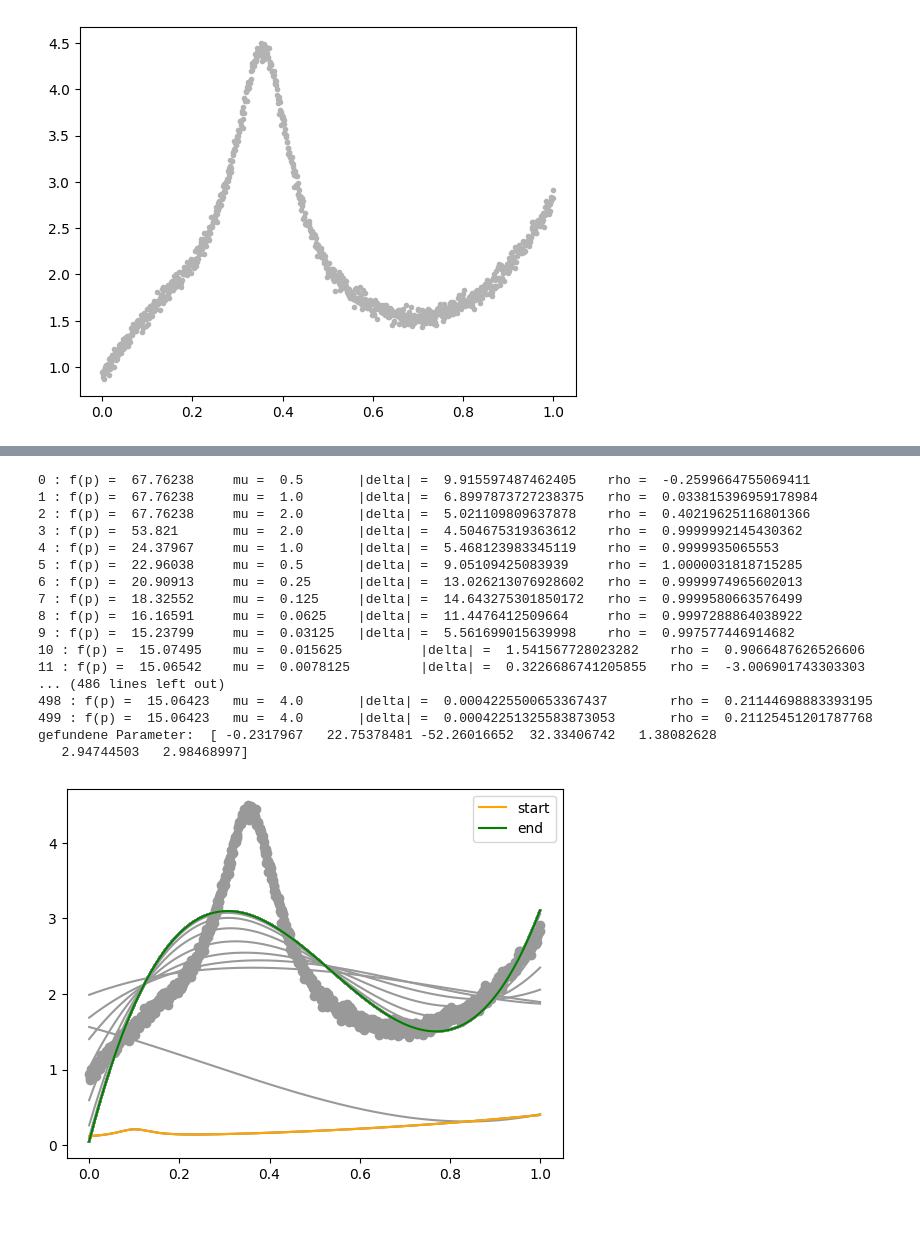
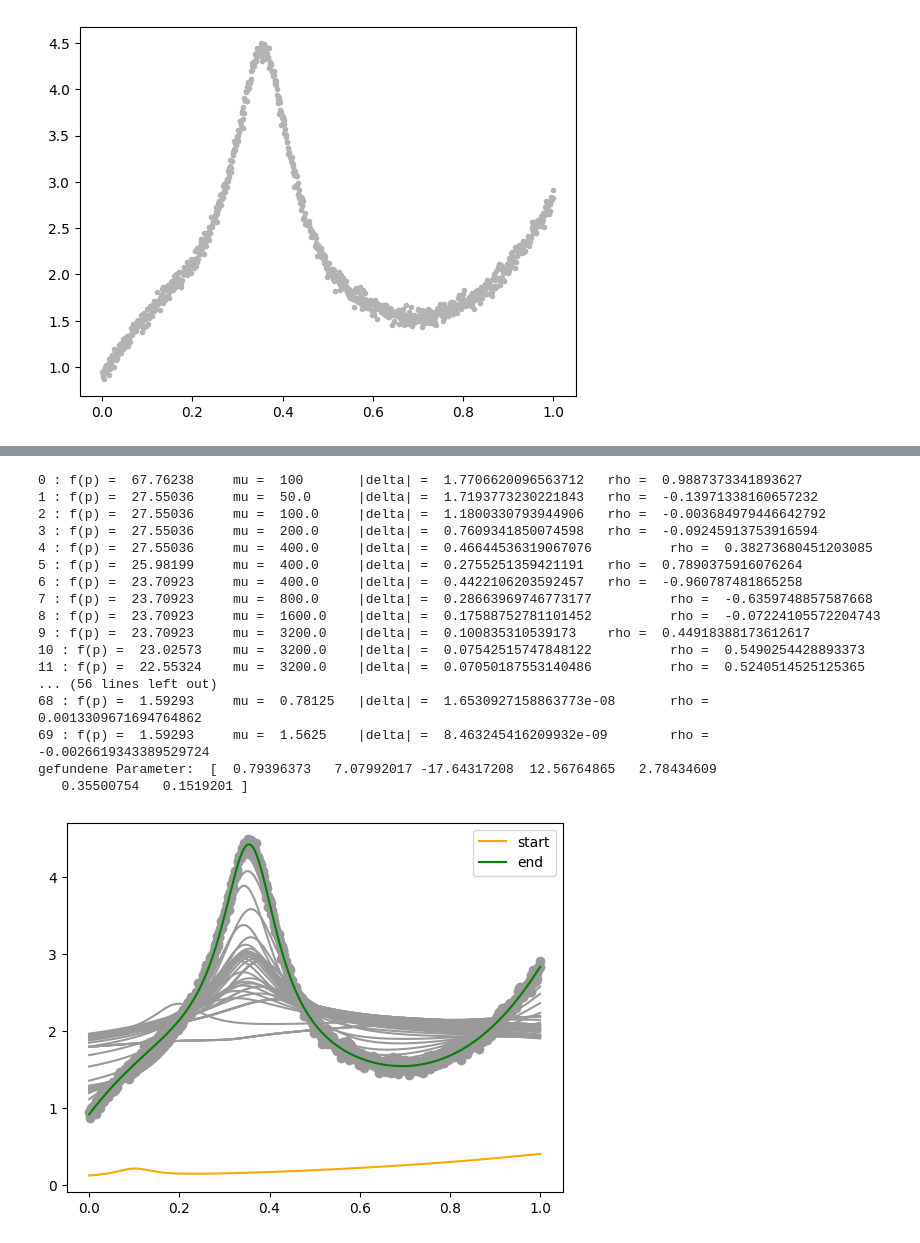
Before and after one commit to BieriCyril/ZHAW_STt_NUM1, a Jupyter notebook: NUM1_Praktikum_W8.ipynb, the cells around one changed output, grey strips where cells are left out. Cells and saved outputs as stored; diff of their text form; code cells hidden in the pictures.

Commit message:
solved w8 mit angepasster jaccobi matrix

```diff
--- a/NUM1_Praktikum_W8.ipynb
+++ b/NUM1_Praktikum_W8.ipynb
@@ -227,22 +227,16 @@ J = lambda p0, p1, p2, p3, p4, p5, p6: np.array([
     w**2,                 # p2
     w**3,                 # p3
     l(p5, p6, w),         # p4
-    p4 * (8 * (w - p5)**3 / p6**4) * l(p5, p6, w)**2, # Ableitung nach p5
-    p4 * (8 * (w - p5)**4 / p6**5) * l(p5, p6, w)**2  # Ableitung nach p6
+    p4 * 8 * (w - p5) / p6**2 * l(p5,p6,w)**2, # p5 von nik, muss 8 sein sonst gehts nicht keine ahnung warum
+    p4 * 8 * (w - p5)**2 / p6**3 * l(p5,p6,w)**2 # p6 von nik, muss 8 sein sonst gehts nicht keine ahnung warum
 ]).T
-
-
-## übergebe P der Jaccobi:
-#Je = lambda p0, p1, p2, p3, p4, p5, p6: J(*p)
-
-
 
 ## init
 pLM = pStart.copy()
 pStartCopy = pStart.copy()
 
 ##FUNKTION LM, aus beipsiel Lineare ausgleichsrechnung!!!
-def LM(f, J, p, beta0 = 0.2, beta1 = 0.8, mu = 0.5, maxit = 100):
+def LM(f, J, p, beta0 = 0.2, beta1 = 0.8, mu = 100, maxit = 100):
 
     n = len(p)
     delta = 1
@@ -263,49 +257,49 @@ def LM(f, J, p, beta0 = 0.2, beta1 = 0.8, mu = 0.5, maxit = 100):
           "\t rho = ", r)
 
 
         if r < beta0:
             mu *= 2
         elif r < beta1:
             p += delta
         else:
             p += delta
             mu /= 2
 
         it += 1
 
         plt.plot(w, f(*p), color = [.6,.6,.6])
 
     return p
 
 ##- LOEWENBERG LANDQUARD AUFRUFEN
-pLM = LM(f, J, pStart, maxit = 500)
+pLM = LM(f, J, pStart, maxit = 300)
 
 
 
 ##-------------------PLOT---------------------------------------------
 plt.scatter(w, y, color = [.6,.6,.6])
 plt.plot(w, f(*pStartCopy), color = "orange", label = "start") # mit Startwerten
 plt.plot(w, f(*pLM), color = "green", label = "end")     # nach levenberg-Marquardt
 
 plt.legend()
 
 print("gefundene Parameter: ", pLM)
 # %% [output]
-0 : f(p) =  67.76238     mu =  0.5       |delta| =  9.915597487462405    rho =  -0.2599664755069411
-1 : f(p) =  67.76238     mu =  1.0       |delta| =  6.8997873727238375   rho =  0.033815396959178984
-2 : f(p) =  67.76238     mu =  2.0       |delta| =  5.021109809637878    rho =  0.40219625116801366
-3 : f(p) =  53.821       mu =  2.0       |delta| =  4.504675319363612    rho =  0.9999992145430362
-4 : f(p) =  24.37967     mu =  1.0       |delta| =  5.468123983345119    rho =  0.9999935065553
-5 : f(p) =  22.96038     mu =  0.5       |delta| =  9.05109425083939     rho =  1.0000031818715285
-6 : f(p) =  20.90913     mu =  0.25      |delta| =  13.026213076928602   rho =  0.9999974965602013
-7 : f(p) =  18.32552     mu =  0.125     |delta| =  14.643275301850172   rho =  0.9999580663576499
-8 : f(p) =  16.16591     mu =  0.0625    |delta| =  11.4476412509664     rho =  0.9997288864038922
-9 : f(p) =  15.23799     mu =  0.03125   |delta| =  5.561699015639998    rho =  0.997577446914682
-10 : f(p) =  15.07495    mu =  0.015625          |delta| =  1.541567728023282    rho =  0.9066487626526606
-11 : f(p) =  15.06542    mu =  0.0078125         |delta| =  0.3226686741205855   rho =  -3.006901743303303
-... (486 lines left out)
-498 : f(p) =  15.06423   mu =  4.0       |delta| =  0.0004225500653367437        rho =  0.21144698883393195
-499 : f(p) =  15.06423   mu =  4.0       |delta| =  0.00042251325583873053       rho =  0.21125451201787768
-gefundene Parameter:  [ -0.2317967   22.75378481 -52.26016652  32.33406742   1.38082628
-   2.94744503   2.98468997]
+0 : f(p) =  67.76238     mu =  100       |delta| =  1.7706620096563712   rho =  0.9887373341893627
+1 : f(p) =  27.55036     mu =  50.0      |delta| =  1.7193773230221843   rho =  -0.13971338160657232
+2 : f(p) =  27.55036     mu =  100.0     |delta| =  1.1800330793944906   rho =  -0.003684979446642792
+3 : f(p) =  27.55036     mu =  200.0     |delta| =  0.7609341850074598   rho =  -0.09245913753916594
+4 : f(p) =  27.55036     mu =  400.0     |delta| =  0.46644536319067076          rho =  0.38273680451203085
+5 : f(p) =  25.98199     mu =  400.0     |delta| =  0.2755251359421191   rho =  0.7890375916076264
+6 : f(p) =  23.70923     mu =  400.0     |delta| =  0.4422106203592457   rho =  -0.960787481865258
+7 : f(p) =  23.70923     mu =  800.0     |delta| =  0.28663969746773177          rho =  -0.6359748857587668
+8 : f(p) =  23.70923     mu =  1600.0    |delta| =  0.17588752781101452          rho =  -0.07224105572204743
+9 : f(p) =  23.70923     mu =  3200.0    |delta| =  0.100835310539173    rho =  0.44918388173612617
+10 : f(p) =  23.02573    mu =  3200.0    |delta| =  0.07542515747848122          rho =  0.5490254428893373
+11 : f(p) =  22.55324    mu =  3200.0    |delta| =  0.07050187553140486          rho =  0.5240514525125365
+... (56 lines left out)
+68 : f(p) =  1.59293     mu =  0.78125   |delta| =  1.6530927158863773e-08       rho =  0.0013309671694764862
+69 : f(p) =  1.59293     mu =  1.5625    |delta| =  8.463245416209932e-09        rho =  -0.0026619343389529724
+gefundene Parameter:  [  0.79396373   7.07992017 -17.64317208  12.56764865   2.78434609
+   0.35500754   0.1519201 ]
-[figure, old version]
+[figure, new version]
```
Also changed, not shown: parts of 2 cells of this notebook.
